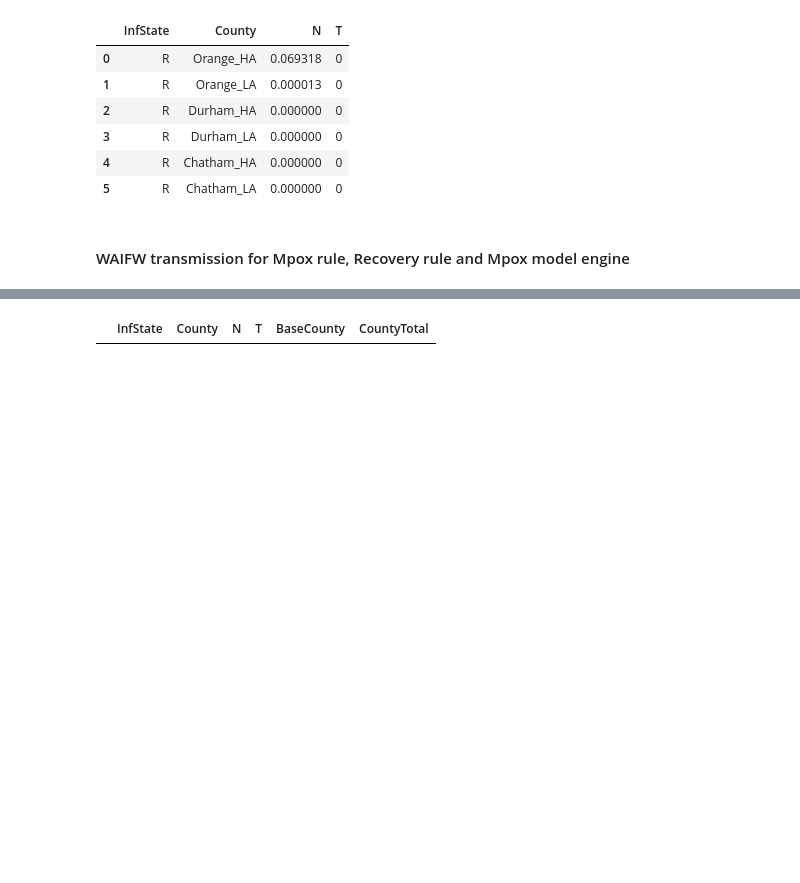
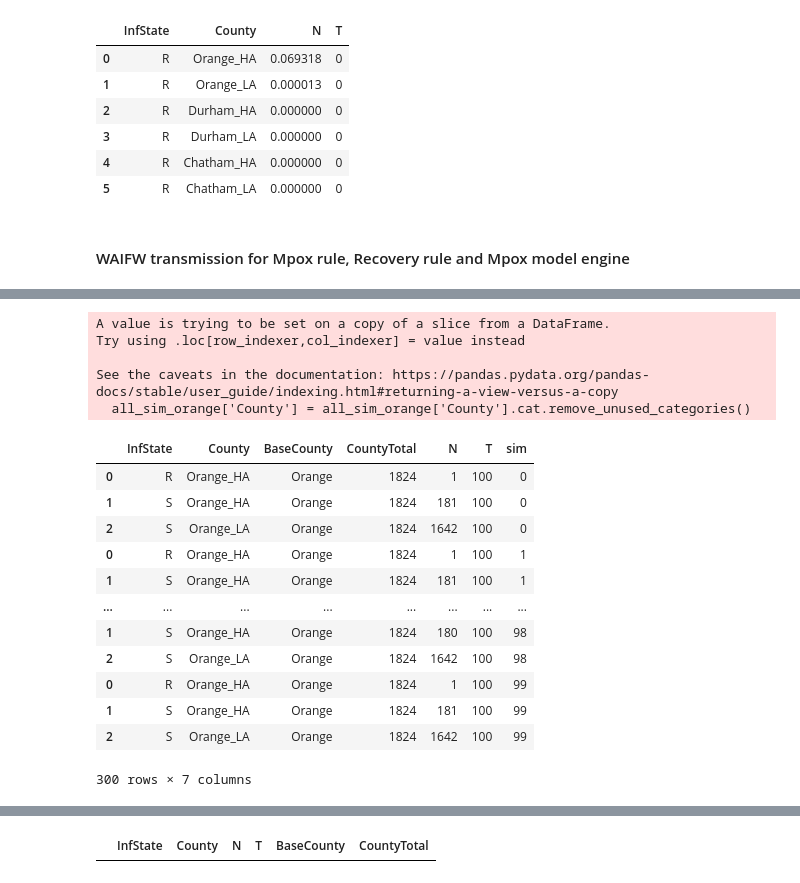
Before and after one commit to UNCIDD/tabularepimdl, a Jupyter notebook: examples/Matrix_Kronecker_Product.ipynb, the cells around one changed output, grey strips where cells are left out. Saved outputs shown, nothing was run; the diff lists cells and outputs as text; code cells hidden in the pictures; blank space fills up the shorter version.

```diff
--- a/examples/Matrix_Kronecker_Product.ipynb
+++ b/examples/Matrix_Kronecker_Product.ipynb
@@ -12,7 +12,7 @@ import seaborn as sns
 import matplotlib.pyplot as plt
 # %%
 #define a population for S and I people with high and low activities across three counties
-stochastic = False
+stochastic = True
 N_orig = [181, 1642, 1, 0,
           402, 3620, 0, 0,
           100, 898, 0, 0]
@@ -354,0 +383,9 @@ for t in np.arange(0, 100, 1):
+# %%
+all_sim_orange = all_sims[all_sims['County'].str.match(r'^Orange')]
+all_sim_orange['County'] = all_sim_orange['County'].cat.remove_unused_categories()
+# %% [output]
+A value is trying to be set on a copy of a slice from a DataFrame.
+Try using .loc[row_indexer,col_indexer] = value instead
+
+See the caveats in the documentation: https://pandas.pydata.org/pandas-docs/stable/user_guide/indexing.html#returning-a-view-versus-a-copy
+  all_sim_orange['County'] = all_sim_orange['County'].cat.remove_unused_categories()
@@ -354,0 +396,16 @@ for t in np.arange(0, 100, 1):
+# %%
+all_sim_orange
+# %% [output]
+|  | InfState | County | BaseCounty | CountyTotal | N | T | sim |
+| 0 | R | Orange_HA | Orange | 1824 | 1 | 100 | 0 |
+| 1 | S | Orange_HA | Orange | 1824 | 181 | 100 | 0 |
+| 2 | S | Orange_LA | Orange | 1824 | 1642 | 100 | 0 |
+| 0 | R | Orange_HA | Orange | 1824 | 1 | 100 | 1 |
+| 1 | S | Orange_HA | Orange | 1824 | 181 | 100 | 1 |
+| ... | ... | ... | ... | ... | ... | ... | ... |
+| 1 | S | Orange_HA | Orange | 1824 | 180 | 100 | 98 |
+| 2 | S | Orange_LA | Orange | 1824 | 1642 | 100 | 98 |
+| 0 | R | Orange_HA | Orange | 1824 | 1 | 100 | 99 |
+| 1 | S | Orange_HA | Orange | 1824 | 181 | 100 | 99 |
+| 2 | S | Orange_LA | Orange | 1824 | 1642 | 100 | 99 |
+300 rows × 7 columns
```
Also changed, not shown: parts of 11 cells of this notebook.
